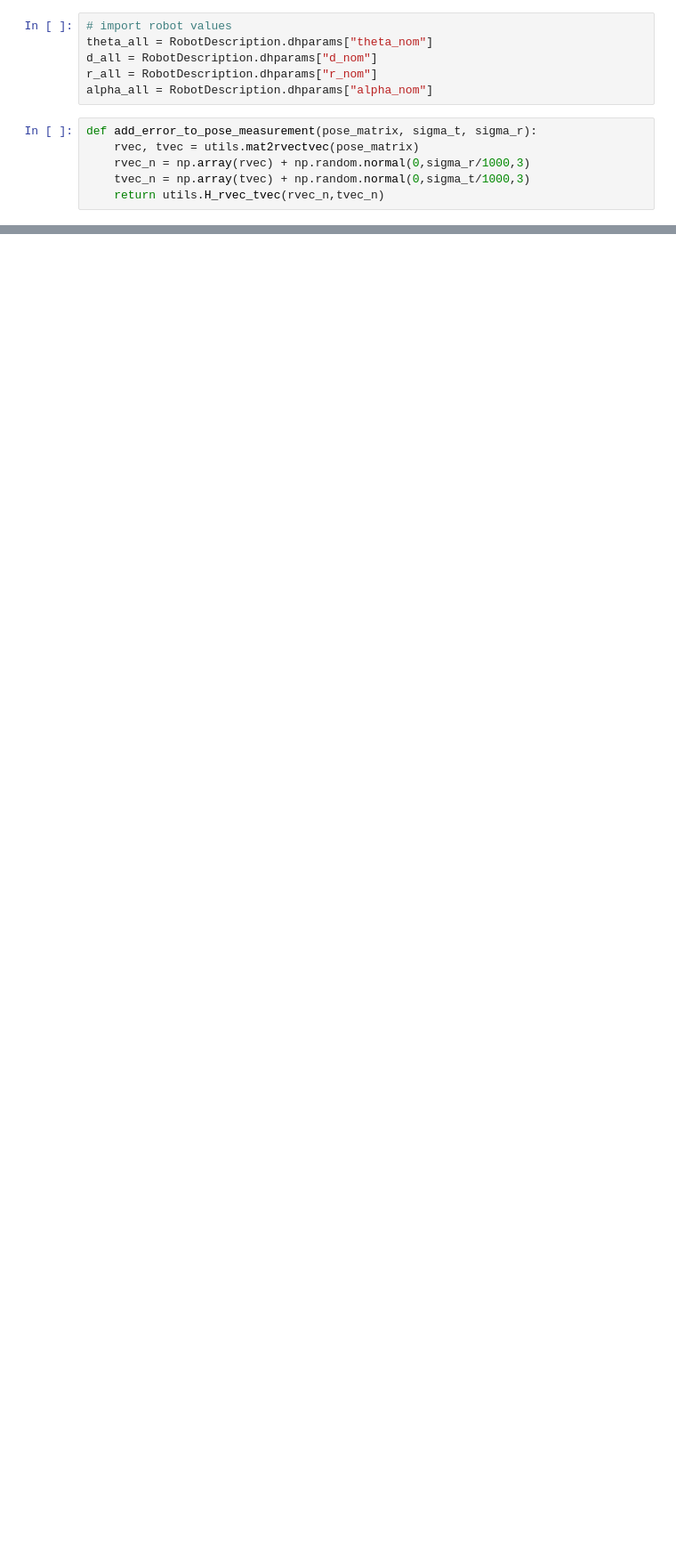
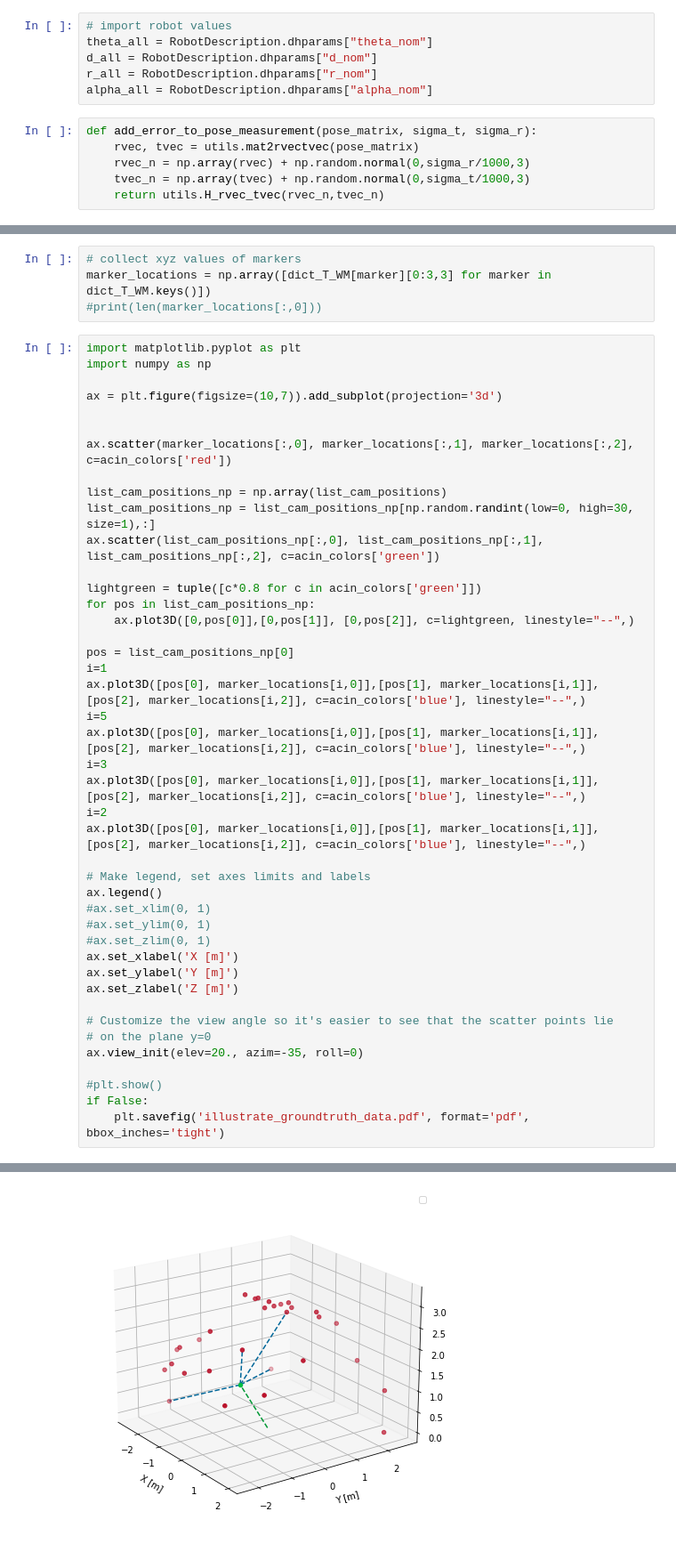
Before and after one commit to arminwessel/kident2, a Jupyter notebook: src/create_observations_new.ipynb, the cells around one changed output, grey strips where cells are left out. Shown: that part at 89% size. Saved outputs shown, nothing was run; the diff lists cells and outputs as text; blank space fills up the shorter version.

```diff
--- a/src/create_observations_new.ipynb
+++ b/src/create_observations_new.ipynb
@@ -117,0 +131,48 @@ observations_simulated_20240128_155015_errors_rt_1_1.p
+# %%
+# collect xyz values of markers
+marker_locations = np.array([dict_T_WM[marker][0:3,3] for marker in dict_T_WM.keys()])
+#print(len(marker_locations[:,0]))
+# %%
+import matplotlib.pyplot as plt
+import numpy as np
+
+ax = plt.figure(figsize=(10,7)).add_subplot(projection='3d')
+
+
+ax.scatter(marker_locations[:,0], marker_locations[:,1], marker_locations[:,2], c=acin_colors['red'])
+
+list_cam_positions_np = np.array(list_cam_positions)
+list_cam_positions_np = list_cam_positions_np[np.random.randint(low=0, high=30, size=1),:]
+ax.scatter(list_cam_positions_np[:,0], list_cam_positions_np[:,1], list_cam_positions_np[:,2], c=acin_colors['green'])
+
+lightgreen = tuple([c*0.8 for c in acin_colors['green']])
+for pos in list_cam_positions_np:
+    ax.plot3D([0,pos[0]],[0,pos[1]], [0,pos[2]], c=lightgreen, linestyle="--",)
+
+pos = list_cam_positions_np[0]
+i=1
+ax.plot3D([pos[0], marker_locations[i,0]],[pos[1], marker_locations[i,1]], [pos[2], marker_locations[i,2]], c=acin_colors['blue'], linestyle="--",)
+i=5
+ax.plot3D([pos[0], marker_locations[i,0]],[pos[1], marker_locations[i,1]], [pos[2], marker_locations[i,2]], c=acin_colors['blue'], linestyle="--",)
+i=3
+ax.plot3D([pos[0], marker_locations[i,0]],[pos[1], marker_locations[i,1]], [pos[2], marker_locations[i,2]], c=acin_colors['blue'], linestyle="--",)
+i=2
+ax.plot3D([pos[0], marker_locations[i,0]],[pos[1], marker_locations[i,1]], [pos[2], marker_locations[i,2]], c=acin_colors['blue'], linestyle="--",)
+
+# Make legend, set axes limits and labels
+ax.legend()
+#ax.set_xlim(0, 1)
+#ax.set_ylim(0, 1)
+#ax.set_zlim(0, 1)
+ax.set_xlabel('X [m]')
+ax.set_ylabel('Y [m]')
+ax.set_zlabel('Z [m]')
+
+# Customize the view angle so it's easier to see that the scatter points lie
+# on the plane y=0
+ax.view_init(elev=20., azim=-35, roll=0)
+
+#plt.show()
+if False:
+    plt.savefig('illustrate_groundtruth_data.pdf', format='pdf', bbox_inches='tight')
+# %% [output]
@@ -117,0 +182 @@ observations_simulated_20240128_155015_errors_rt_1_1.p
+[figure, added]
```
Also changed, not shown: parts of 6 cells of this notebook, 4 other files.
